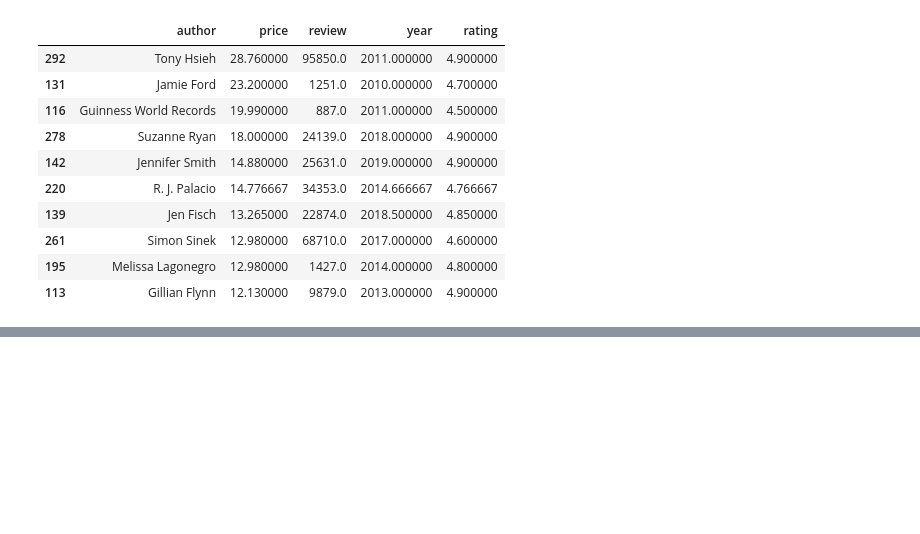
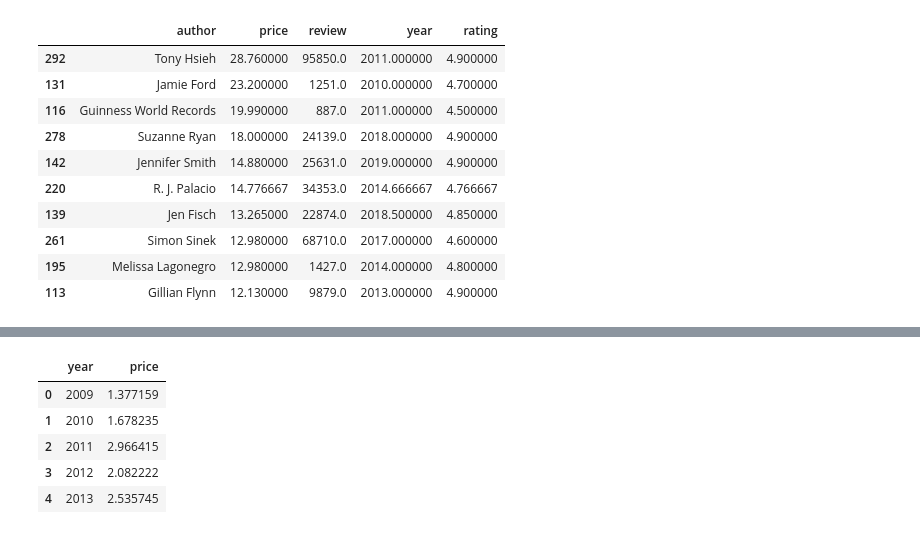
Before and after one commit to Michael-yousuf123/amazon-sales-analysis, a Jupyter notebook: notebook/amazon-notebook.ipynb, the cells around one changed output, grey strips where cells are left out. Cells and saved outputs as stored; diff of their text form; code cells hidden in the pictures; blank space fills up the shorter version.

```diff
--- a/notebook/amazon-notebook.ipynb
+++ b/notebook/amazon-notebook.ipynb
@@ -194,0 +238,6 @@ fig.show()
+# %%
+years_price = df.groupby(['year'], as_index=False)['price'].mean()
+fig = px.bar(years_price, x=years_price['year'], y=years_price['price'],
+              color='year',
+             labels={''}, height=400)
+fig.show()
@@ -194,0 +246,9 @@ fig.show()
+# %%
+years_price.head()
+# %% [output]
+|  | year | price |
+| 0 | 2009 | 1.377159 |
+| 1 | 2010 | 1.678235 |
+| 2 | 2011 | 2.966415 |
+| 3 | 2012 | 2.082222 |
+| 4 | 2013 | 2.535745 |
```
Also changed, not shown: parts of 13 cells of this notebook, 3 other files.
